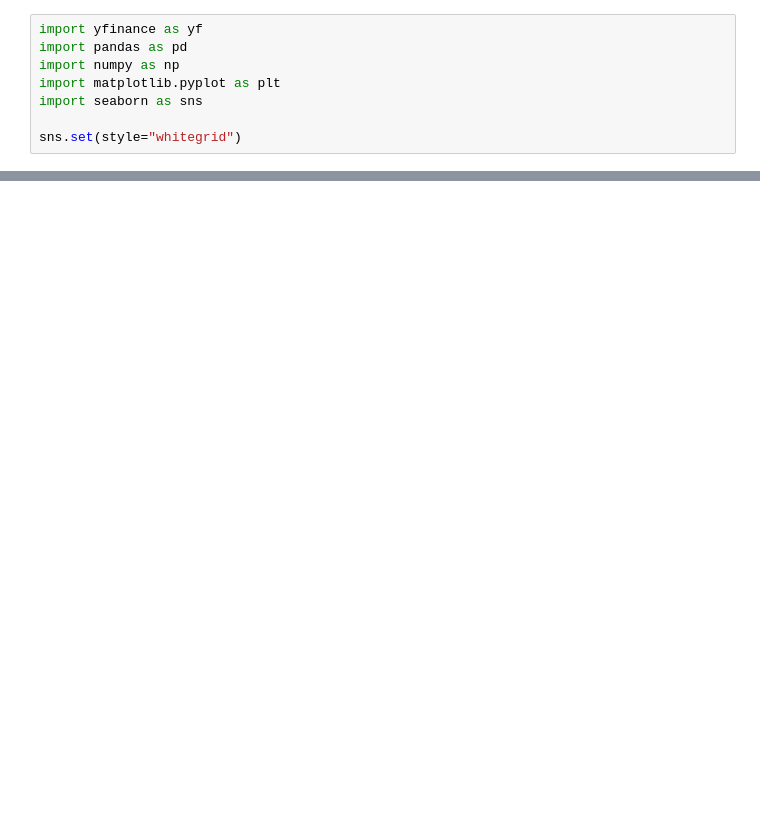
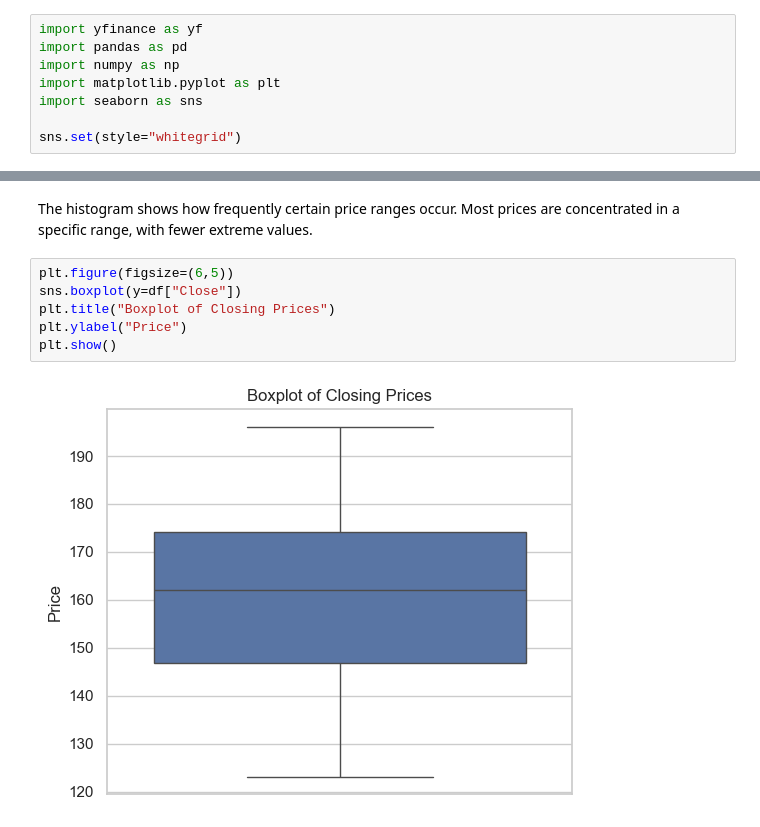
Before and after one commit to datasheng/csc46000-team-project-2026, a Jupyter notebook: eda_lab.ipynb, the cells around one changed output, grey strips where cells are left out. Saved outputs shown, nothing was run; the diff lists cells and outputs as text; blank space fills up the shorter version.

```diff
--- a/eda_lab.ipynb
+++ b/eda_lab.ipynb
@@ -37,0 +101,11 @@ sns.set(style="whitegrid")
+# %% [markdown]
+The histogram shows how frequently certain price ranges occur.
+Most prices are concentrated in a specific range, with fewer extreme values.
+# %%
+plt.figure(figsize=(6,5))
+sns.boxplot(y=df["Close"])
+plt.title("Boxplot of Closing Prices")
+plt.ylabel("Price")
+plt.show()
+# %% [output]
+[figure, added]
```
Also changed, not shown: parts of 17 cells of this notebook.
